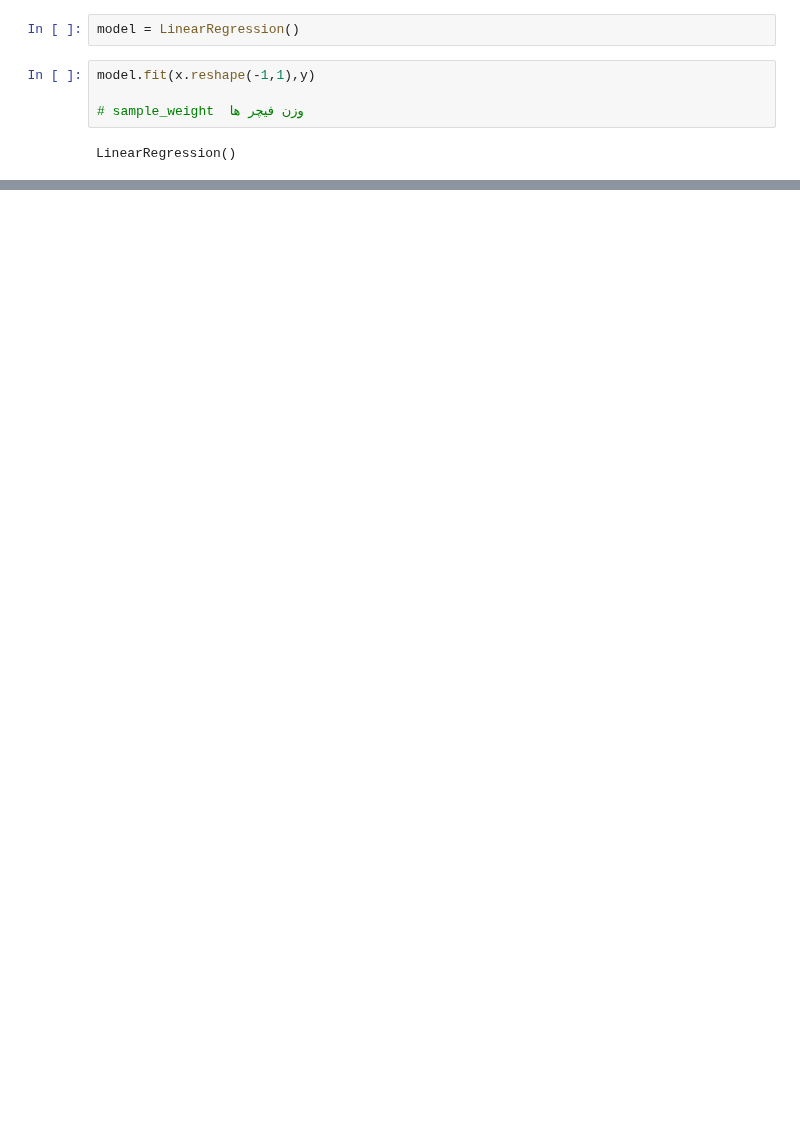
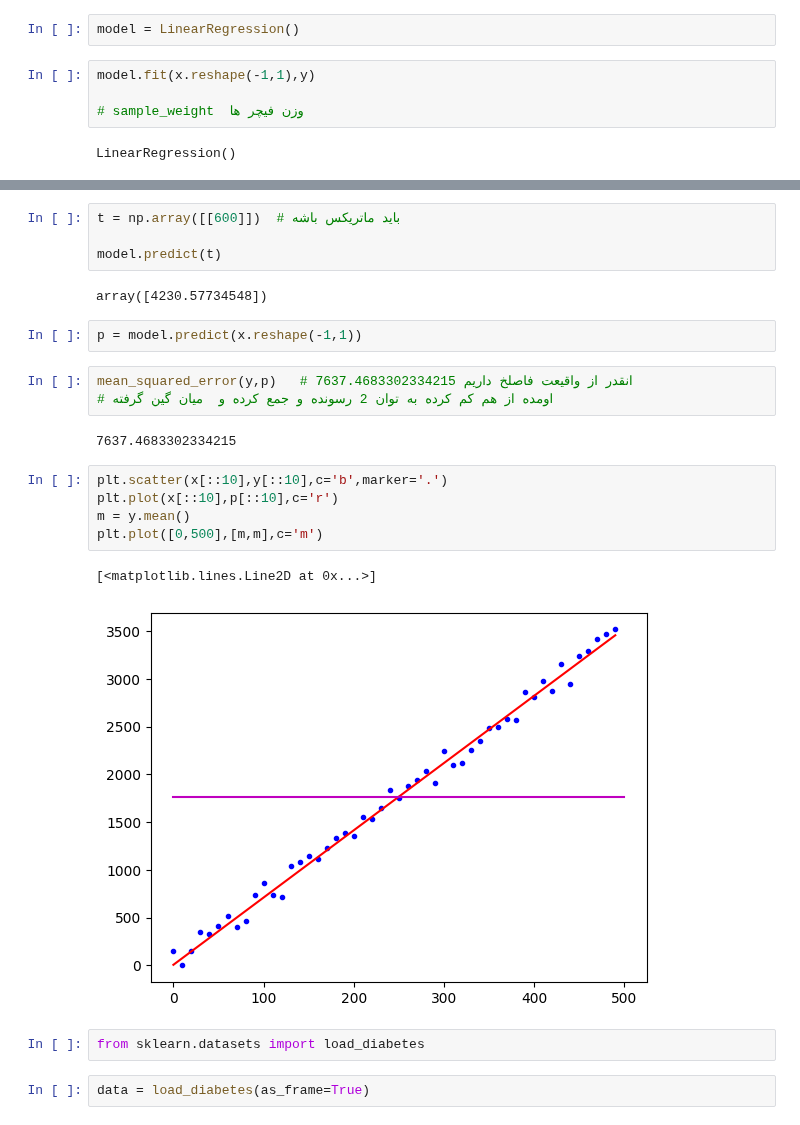
Before and after one commit to TahaT80/AI, a Jupyter notebook: part4_Machine Learning/main.ipynb, the cells around one changed output, grey strips where cells are left out. Saved outputs shown, nothing was run; the diff lists cells and outputs as text; blank space fills up the shorter version.

```diff
--- a/part4_Machine Learning/main.ipynb
+++ b/part4_Machine Learning/main.ipynb
@@ -210,0 +222,25 @@ model.score(x.reshape(-1,1),y) # روش پیشفرض ارزیابی عددی م
+# %%
+t = np.array([[600]])  # باید ماتریکس باشه
+
+model.predict(t)
+# %% [output]
+array([4230.57734548])
+# %%
+p = model.predict(x.reshape(-1,1))
+# %%
+mean_squared_error(y,p)   # 7637.4683302334215 انقدر از واقیعت فاصلخ داریم
+# اومده از هم کم کرده به توان 2 رسونده و جمع کرده و  میان گین گرفته
+# %% [output]
+7637.4683302334215
+# %%
+plt.scatter(x[::10],y[::10],c='b',marker='.')
+plt.plot(x[::10],p[::10],c='r')
+m = y.mean()
+plt.plot([0,500],[m,m],c='m')
+# %% [output]
+[<matplotlib.lines.Line2D at 0x...>]
+[figure, added]
+# %%
+from sklearn.datasets import load_diabetes
+# %%
+data = load_diabetes(as_frame=True)
```
Also changed, not shown: parts of 17 cells of this notebook.
